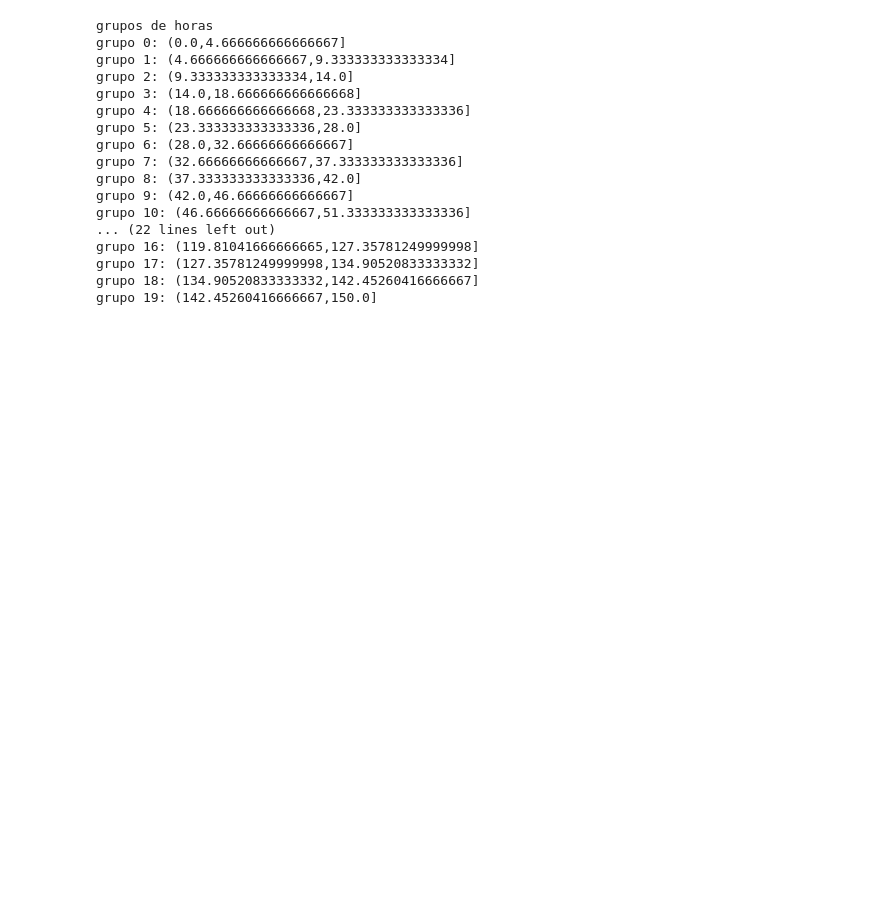
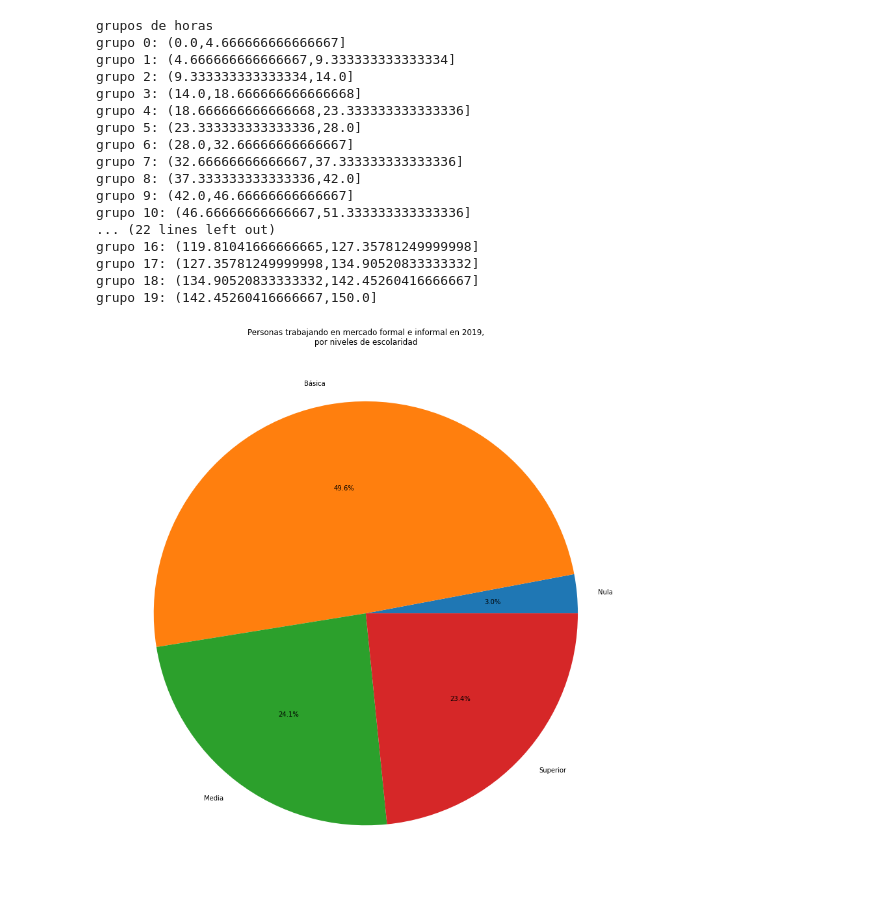
Before and after one commit to mTrujillf/inferencia, a Jupyter notebook: inferencia3.ipynb, the cells around one changed output. Drawn from its saved outputs; the diff is of its cells as text; code cells hidden in the pictures; blank space fills up the shorter version.

```diff
--- a/inferencia3.ipynb
+++ b/inferencia3.ipynb
@@ -162,6 +162,21 @@ grupo 16: (119.81041666666665,127.35781249999998]
 grupo 17: (127.35781249999998,134.90520833333332]
 grupo 18: (134.90520833333332,142.45260416666667]
 grupo 19: (142.45260416666667,150.0]
+# %%
+tot_muestra = len(df_nuevo)
+tot_nula = len(df_nula)
+tot_basica = len(df_basica)
+tot_media = len(df_media)
+tot_superior = len(df_superior)
+
+arr_pie = [tot_nula/tot_muestra,tot_basica/tot_muestra,tot_media/tot_muestra,tot_superior/tot_muestra]
+mylabels = ['Nula','Básica','Media','Superior']
+plt.figure(figsize=(15,15))
+plt.title("Personas trabajando en mercado formal e informal en 2019,\n por niveles de escolaridad ")
+plt.pie(arr_pie,labels = mylabels, autopct='%1.1f%%')
+plt.show()
+# %% [output]
+[figure, added]
 # %%
 y = df_nula['grupo_horas'].value_counts()
 x = y.keys()
```
Also changed, not shown: parts of 27 cells of this notebook.
